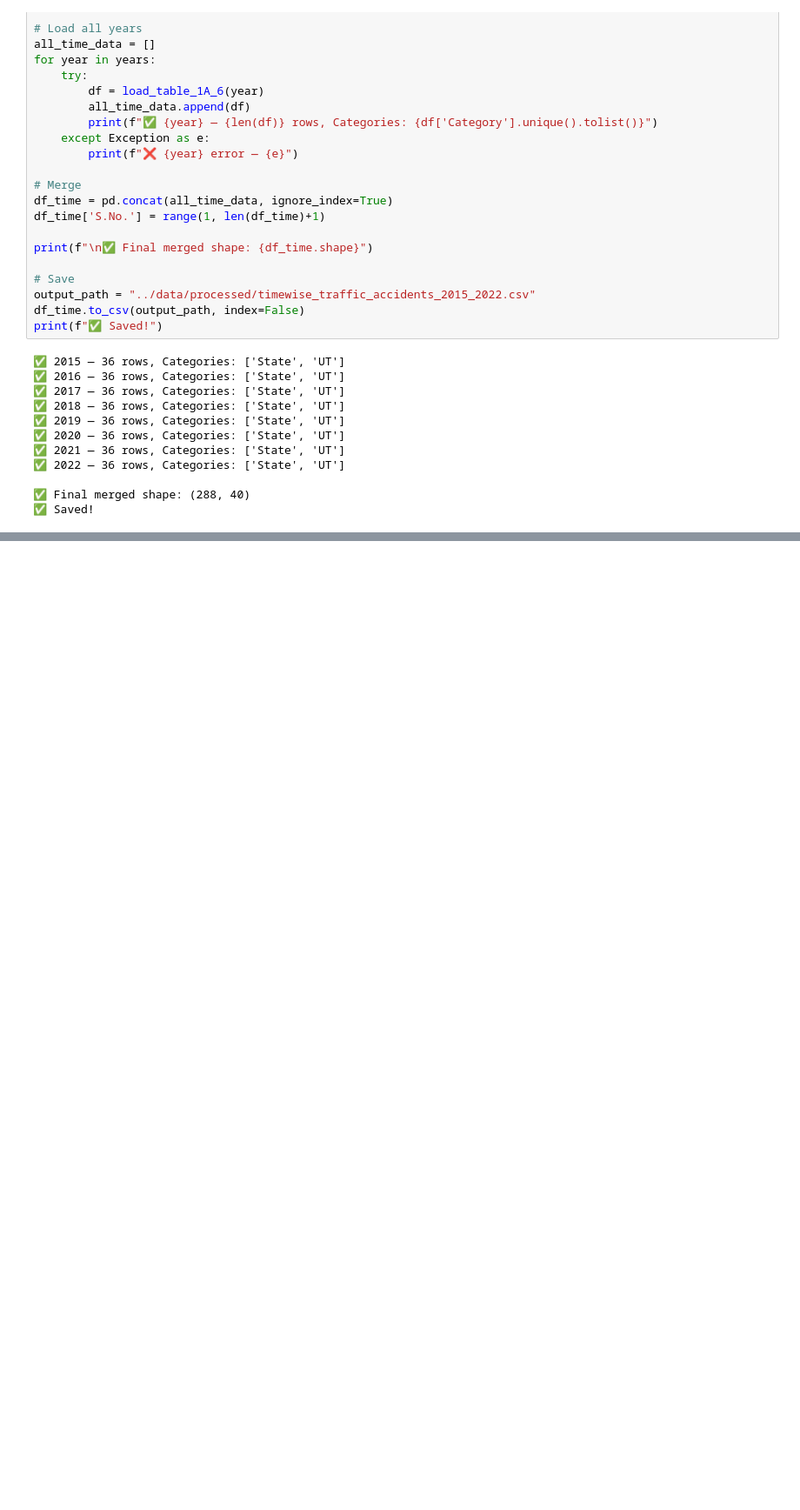
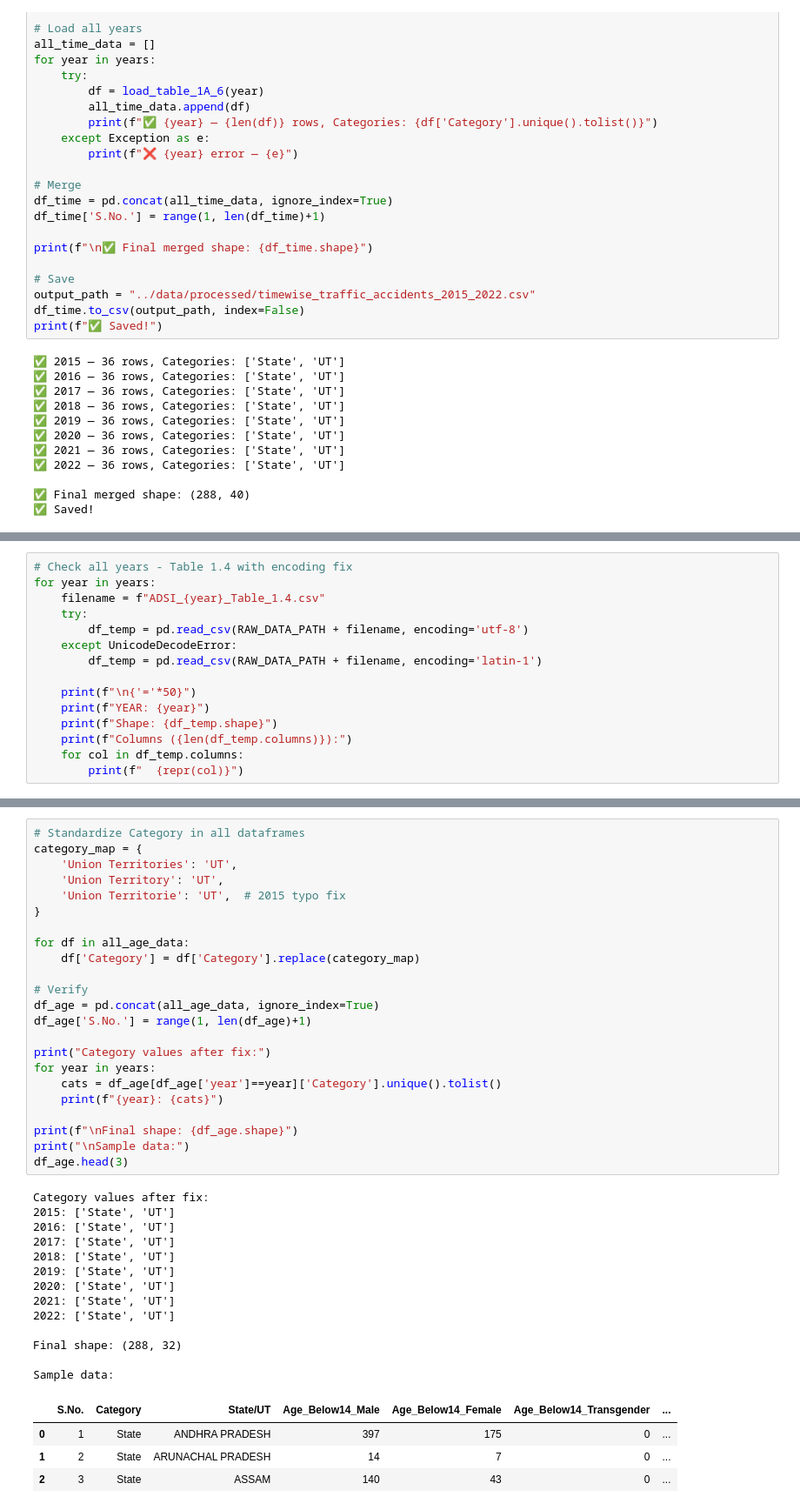
Before and after one commit to ankitarchoudhary/Dark-Hours-India, a Jupyter notebook: notebooks/01_data_cleaning.ipynb, the cells around one changed output, grey strips where cells are left out. Shown at 87% size. Saved outputs shown, nothing was run; the diff lists cells and outputs as text; blank space fills up the shorter version.

Commit message:
Added cleaning for Tables 1.4, 1A.5, 1A.6 - age/gender, monthly, timewise data

```diff
--- a/notebooks/01_data_cleaning.ipynb
+++ b/notebooks/01_data_cleaning.ipynb
@@ -2548,0 +2579,15 @@ print(f"✅ Saved!")
+# %%
+# Check all years - Table 1.4 with encoding fix
+for year in years:
+    filename = f"ADSI_{year}_Table_1.4.csv"
+    try:
+        df_temp = pd.read_csv(RAW_DATA_PATH + filename, encoding='utf-8')
+    except UnicodeDecodeError:
+        df_temp = pd.read_csv(RAW_DATA_PATH + filename, encoding='latin-1')
+
+    print(f"\n{'='*50}")
+    print(f"YEAR: {year}")
+    print(f"Shape: {df_temp.shape}")
+    print(f"Columns ({len(df_temp.columns)}):")
+    for col in df_temp.columns:
+        print(f"  {repr(col)}")
@@ -2548,0 +2870,41 @@ print(f"✅ Saved!")
+# %%
+# Standardize Category in all dataframes
+category_map = {
+    'Union Territories': 'UT',
+    'Union Territory': 'UT',
+    'Union Territorie': 'UT',  # 2015 typo fix
+}
+
+for df in all_age_data:
+    df['Category'] = df['Category'].replace(category_map)
+
+# Verify
+df_age = pd.concat(all_age_data, ignore_index=True)
+df_age['S.No.'] = range(1, len(df_age)+1)
+
+print("Category values after fix:")
+for year in years:
+    cats = df_age[df_age['year']==year]['Category'].unique().tolist()
+    print(f"{year}: {cats}")
+
+print(f"\nFinal shape: {df_age.shape}")
+print("\nSample data:")
+df_age.head(3)
+# %% [output]
+Category values after fix:
+2015: ['State', 'UT']
+2016: ['State', 'UT']
+2017: ['State', 'UT']
+2018: ['State', 'UT']
+2019: ['State', 'UT']
+2020: ['State', 'UT']
+2021: ['State', 'UT']
+2022: ['State', 'UT']
+
+Final shape: (288, 32)
+
+Sample data:
+|  | S.No. | Category | State/UT | Age_Below14_Male | Age_Below14_Female | Age_Below14_Transgender | ... |
+| 0 | 1 | State | ANDHRA PRADESH | 397 | 175 | 0 | ... |
+| 1 | 2 | State | ARUNACHAL PRADESH | 14 | 7 | 0 | ... |
+| 2 | 3 | State | ASSAM | 140 | 43 | 0 | ... |
```
Also changed, not shown: parts of 7 cells of this notebook, 1 other file.
